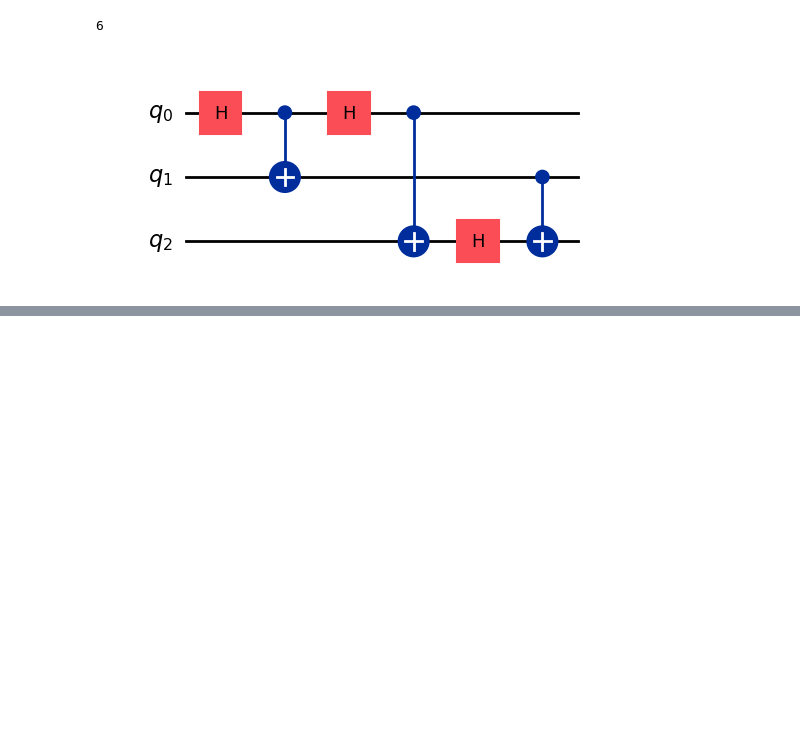
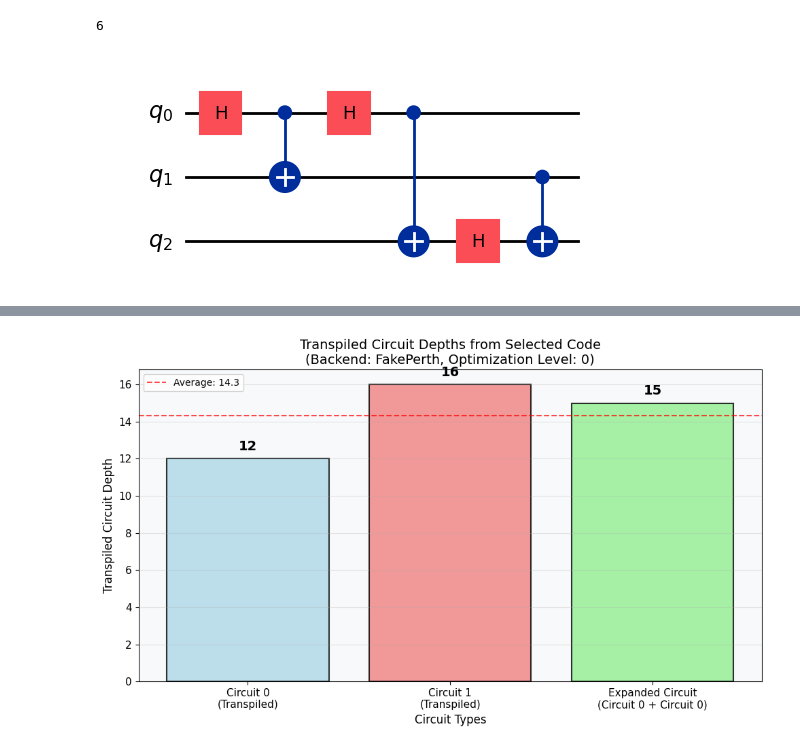
Before and after one commit to MagePro310/Quantum_Simulation_Scheduling_ver1, a Jupyter notebook: test_transpile.ipynb, the cells around one changed output, grey strips where cells are left out. Drawn from its saved outputs; the diff is of its cells as text; code cells hidden in the pictures; blank space fills up the shorter version.

```diff
--- a/test_transpile.ipynb
+++ b/test_transpile.ipynb
@@ -47,0 +67,10 @@ circuit0.draw('mpl')
+# %%
+backend = FakePerth()
+# %%
+transpile0 = transpile(circuit0, backend=backend, optimization_level=0)
+print(transpile0.depth())
+transpile1 = transpile(circuit1, backend=backend, optimization_level=0)
+print(transpile1.depth())
+newcircuit = expand_circuit_width(circuit0, circuit0)
+transpiled_circuit_new = transpile(newcircuit, backend=backend, optimization_level=0)
+print(transpiled_circuit_new.depth())
@@ -47,0 +262,67 @@ circuit0.draw('mpl')
+# %%
+# Focused visualization for the specific depth values from your selected code
+import matplotlib.pyplot as plt
+import numpy as np
+
+# The specific depth values from your selected code output: 12, 16, 15
+depth_values = [12, 16, 15]
+circuit_labels = ['Circuit 0\n(Transpiled)', 'Circuit 1\n(Transpiled)', 'Expanded Circuit\n(Circuit 0 + Circuit 0)']
+
+# Create a focused bar chart
+plt.figure(figsize=(10, 6))
+
+# Create bars with different colors for each circuit type
+colors = ['lightblue', 'lightcoral', 'lightgreen']
+bars = plt.bar(circuit_labels, depth_values, color=colors, alpha=0.8, edgecolor='black', linewidth=1.5)
+
+# Add value labels on top of bars
+for i, (bar, value) in enumerate(zip(bars, depth_values)):
+    plt.text(bar.get_x() + bar.get_width()/2., bar.get_height() + 0.3,
+             f'{value}', ha='center', va='bottom', fontsize=14, fontweight='bold')
+
+plt.xlabel('Circuit Types', fontsize=12)
+plt.ylabel('Transpiled Circuit Depth', fontsize=12)
+plt.title('Transpiled Circuit Depths from Selected Code\n(Backend: FakePerth, Optimization Level: 0)', fontsize=14)
+plt.grid(True, alpha=0.3, axis='y')
+
+# Add some styling
+plt.gca().set_facecolor('#f8f9fa')
+plt.xticks(fontsize=11)
+plt.yticks(fontsize=11)
+
+# Add horizontal line showing the relationship
+plt.axhline(y=np.mean(depth_values), color='red', linestyle='--', alpha=0.7,
+           label=f'Average: {np.mean(depth_values):.1f}')
+plt.legend()
+
+plt.tight_layout()
+plt.savefig('img/selected_code_depth_visualization.pdf', bbox_inches='tight', dpi=300)
+plt.show()
+
+# Print analysis of the selected code results
+print("\nAnalysis of Selected Code Results:")
+print("=" * 40)
+print(f"Circuit 0 (transpiled): {depth_values[0]} depth")
+print(f"Circuit 1 (transpiled): {depth_values[1]} depth")
+print(f"Expanded Circuit: {depth_values[2]} depth")
+print(f"\nObservations:")
+print(f"• Circuit 1 has {depth_values[1] - depth_values[0]} more depth than Circuit 0")
+print(f"• Expanded circuit (width expansion) has depth {depth_values[2]}, which is:")
+print(f"  - {depth_values[2] - depth_values[0]} more than Circuit 0")
+print(f"  - {depth_values[1] - depth_values[2]} less than Circuit 1")
+print(f"• The expanded circuit depth ({depth_values[2]}) is between the individual circuits")
+
+# Create a simple comparison table
+comparison_data = {
+    'Circuit Type': ['Circuit 0 (3 qubits)', 'Circuit 1 (4 qubits)', 'Expanded Circuit'],
+    'Transpiled Depth': depth_values,
+    'Relative to Circuit 0': [1.0, depth_values[1]/depth_values[0], depth_values[2]/depth_values[0]]
+}
+
+print(f"\nComparison Table:")
+print(f"{'Circuit Type':<20} {'Depth':<10} {'Ratio to Circuit 0':<15}")
+print("-" * 45)
+for i, circuit in enumerate(comparison_data['Circuit Type']):
+    print(f"{circuit:<20} {comparison_data['Transpiled Depth'][i]:<10} {comparison_data['Relative to Circuit 0'][i]:.2f}x")
+# %% [output]
+[figure, added]
```
Also changed, not shown: parts of 27 cells of this notebook, 20 other files.
